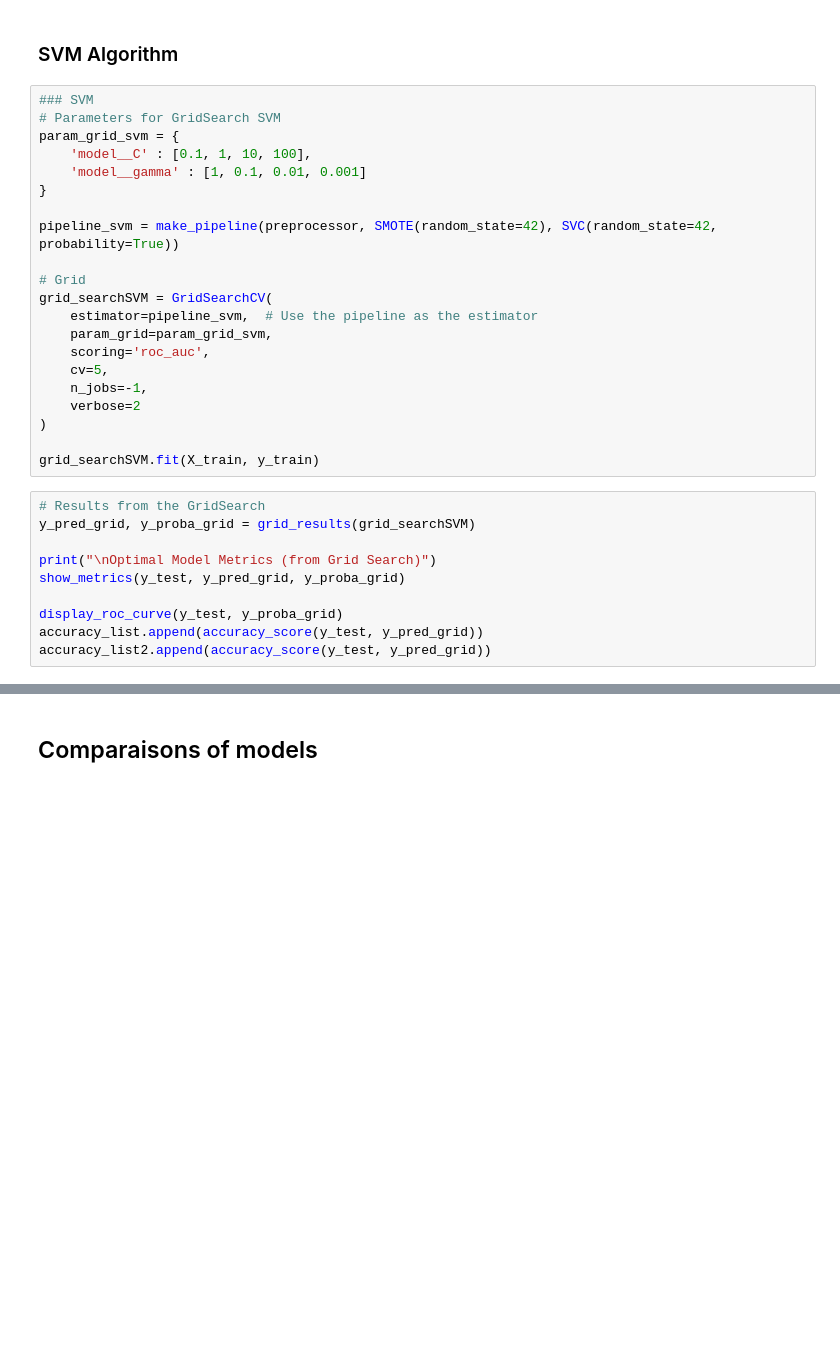
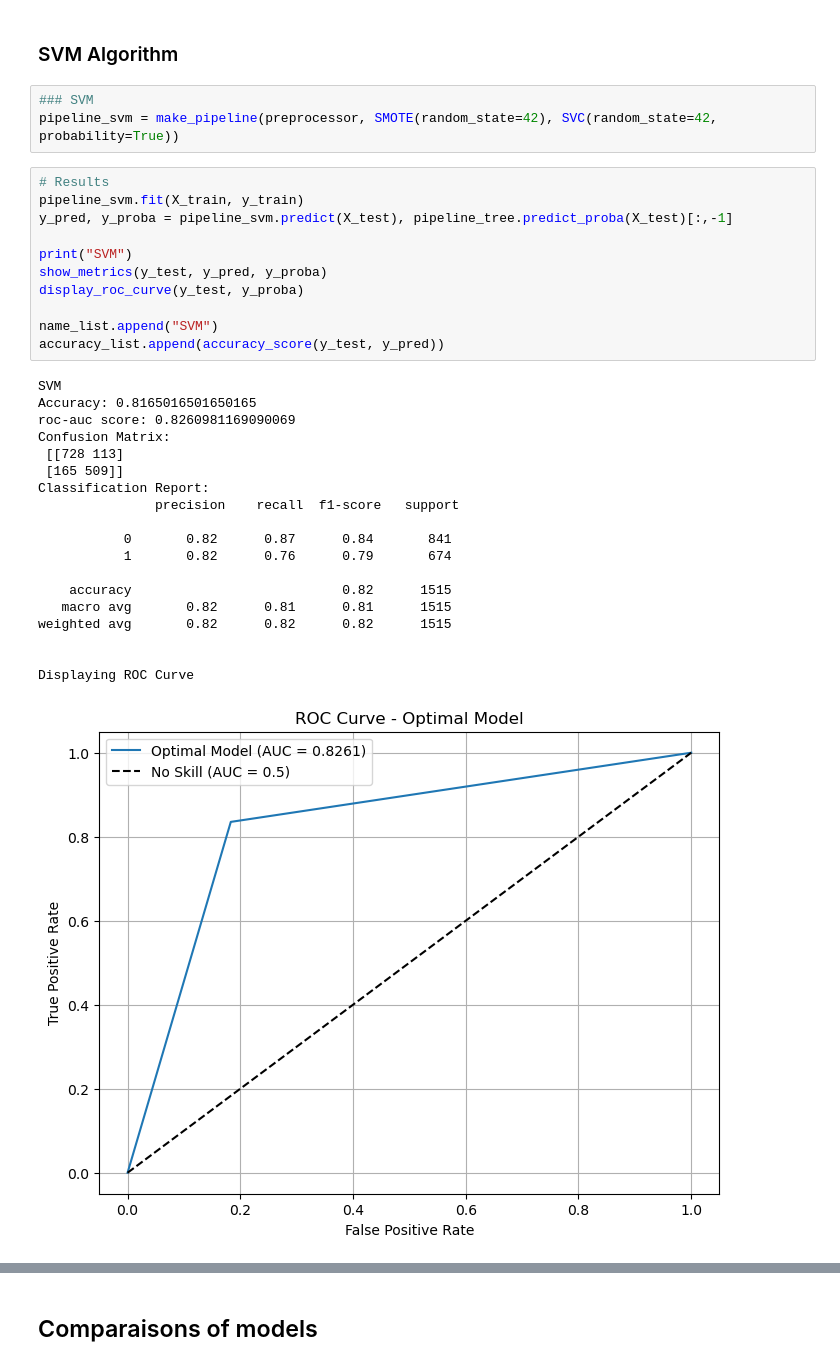
Before and after one commit to WANG-Lucas-sokko/ML_CCC, a Jupyter notebook: ML_CCC_project.ipynb, the cells around one changed output, grey strips where cells are left out. Cells and saved outputs as stored; diff of their text form; blank space fills up the shorter version.

```diff
--- a/ML_CCC_project.ipynb
+++ b/ML_CCC_project.ipynb
@@ -723,32 +774,35 @@ tree.plot_tree(clf)
 ### SVM Algorithm
 # %%
 ### SVM
-# Parameters for GridSearch SVM
-param_grid_svm = {
-    'model__C' : [0.1, 1, 10, 100],
-    'model__gamma' : [1, 0.1, 0.01, 0.001]
-}
-
 pipeline_svm = make_pipeline(preprocessor, SMOTE(random_state=42), SVC(random_state=42, probability=True))
-
-# Grid
-grid_searchSVM = GridSearchCV(
-    estimator=pipeline_svm,  # Use the pipeline as the estimator
-    param_grid=param_grid_svm,
-    scoring='roc_auc',
-    cv=5,
-    n_jobs=-1,
-    verbose=2
-)
-
-grid_searchSVM.fit(X_train, y_train)
 # %%
-# Results from the GridSearch
-y_pred_grid, y_proba_grid = grid_results(grid_searchSVM)
+# Results
+pipeline_svm.fit(X_train, y_train)
+y_pred, y_proba = pipeline_svm.predict(X_test), pipeline_tree.predict_proba(X_test)[:,-1]
 
-print("\nOptimal Model Metrics (from Grid Search)")
-show_metrics(y_test, y_pred_grid, y_proba_grid)
+print("SVM")
+show_metrics(y_test, y_pred, y_proba)
+display_roc_curve(y_test, y_proba)
 
-display_roc_curve(y_test, y_proba_grid)
-accuracy_list.append(accuracy_score(y_test, y_pred_grid))
-accuracy_list2.append(accuracy_score(y_test, y_pred_grid))
+name_list.append("SVM")
+accuracy_list.append(accuracy_score(y_test, y_pred))
+# %% [output]
+SVM
+Accuracy: 0.8165016501650165
+roc-auc score: 0.8260981169090069
+Confusion Matrix:
+ [[728 113]
+ [165 509]]
+Classification Report:
+               precision    recall  f1-score   support
+
+           0       0.82      0.87      0.84       841
+           1       0.82      0.76      0.79       674
+
+    accuracy                           0.82      1515
+   macro avg       0.82      0.81      0.81      1515
+weighted avg       0.82      0.82      0.82      1515
+
+
+Displaying ROC Curve
+[figure, added]
```
Also changed, not shown: parts of 32 cells of this notebook.
